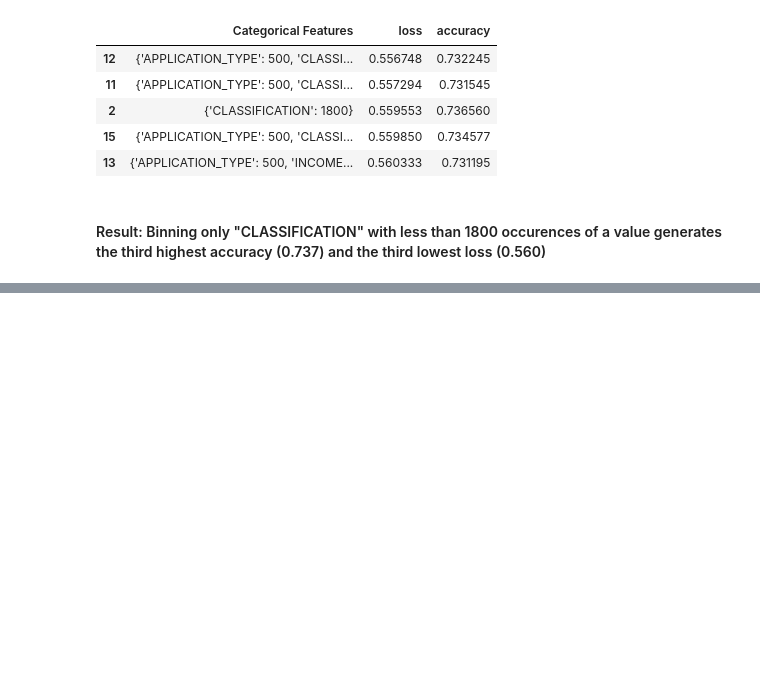
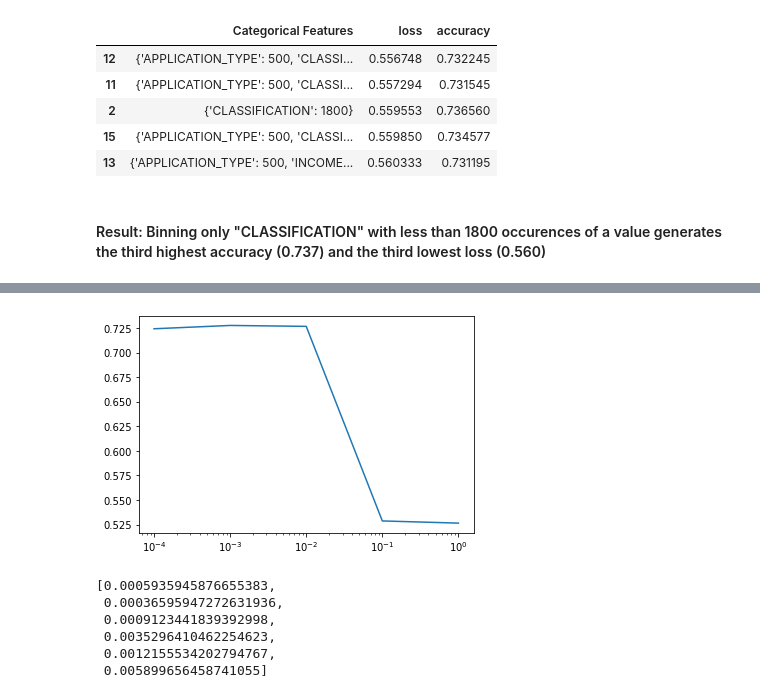
Before and after one commit to jsheppard95/Neural_Network_Charity_Analysis, a Jupyter notebook: AlphabetSoupCharity.ipynb, the cells around one changed output, grey strips where cells are left out. Saved outputs shown, nothing was run; the diff lists cells and outputs as text; code cells hidden in the pictures; blank space fills up the shorter version.

Commit message:
ENH: optimized learning rate

```diff
--- a/AlphabetSoupCharity.ipynb
+++ b/AlphabetSoupCharity.ipynb
@@ -1044,0 +1026,9 @@ cat_results_df.sort_values("loss").head()
+# %%
+learning_rates_coarse = [0.0001, 0.001, 0.01, 0.1, 1]
+results = []
+cnt = 0
+for rate in learning_rates_coarse:
+    print("Count:", cnt)
+    result = build_train_test(learning_rate=rate)
+    results.append(result)
+    cnt += 1
@@ -1044,0 +1076,30 @@ cat_results_df.sort_values("loss").head()
+# %%
+lr_loss = []
+lr_acc = []
+for result in results:
+    lr_loss.append(result[0])
+    lr_acc.append(result[1])
+
+f, ax = plt.subplots()
+ax.plot(learning_rates_coarse, lr_acc)
+ax.set_xscale("log")
+f.show()
+# %% [output]
+[figure, added]
+# %%
+# Learning rate with highest accuracy betwen 0.0001 and 0.01
+# Generate 6 random learning rates in this range
+# See https://towardsdatascience.com/optimizing-neural-networks-where-to-start-5a2ed38c8345
+import numpy as np
+bases = np.repeat(10, 3)
+exponents_1 = -(np.random.rand(3) + 3)
+exponents_2 = -(np.random.rand(3) + 2)
+learning_rates_fine = np.power(bases, exponents_1).tolist() + np.power(bases, exponents_2).tolist()
+learning_rates_fine
+# %% [output]
+[0.0005935945876655383,
+ 0.00036595947272631936,
+ 0.0009123441839392998,
+ 0.0035296410462254623,
+ 0.0012155534202794767,
+ 0.005899656458741055]
```
Also changed, not shown: parts of 9 cells of this notebook.
